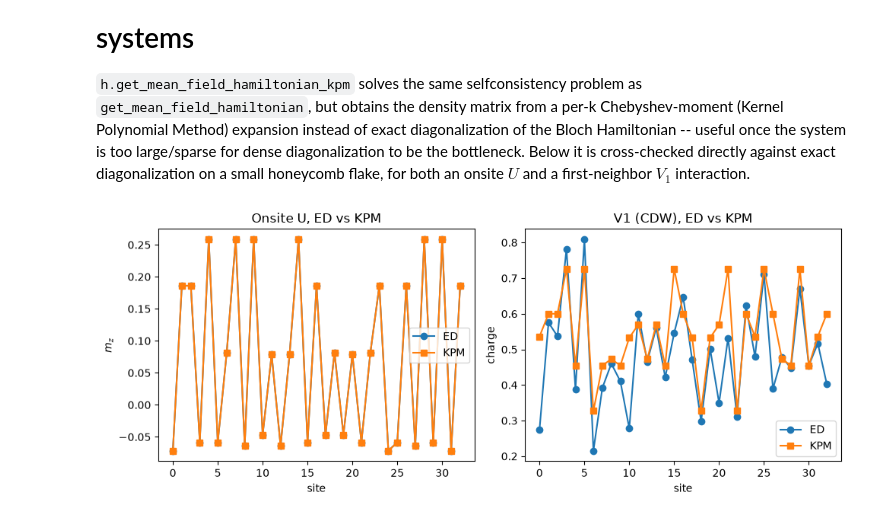
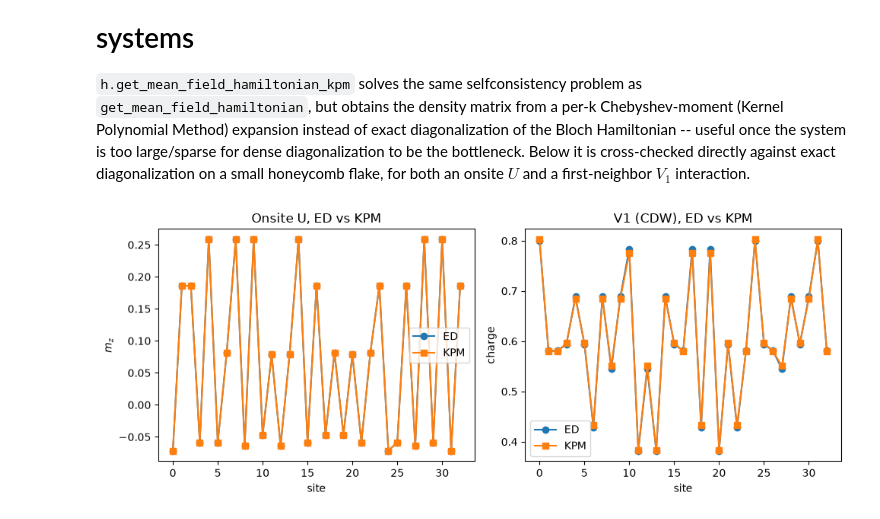
Before and after one commit to joselado/pyqula, a Jupyter notebook: jupyter-notebooks/functionalities/interacting_mean_field_hamiltonians/11_kpm_scf.ipynb, the cells around one changed output. Cells and saved outputs as stored; diff of their text form; code cells hidden in the pictures.

Commit message:
Fix 11_kpm_scf.ipynb's V1 filling choice landing on a degenerate level
The V1 (CDW) panel used filling=0.25 on a small, highly symmetric
triangular honeycomb flake (33 sites) whose single-particle spectrum has
an exact 6-fold degenerate level -- and the target electron count at
that filling (16.5) sits exactly inside that degenerate shell. ED's and
KPM's independent Fermi-level search algorithms then settle on opposite
sides of the tie (16 vs 18 electrons at self-consistency), making the
ED-vs-KPM comparison numerically ill-posed rather than exposing an
actual KPM bug -- confirmed by checking that the existing
tests/scf/test_densitydensity_kpm.py and test_vjinteraction_kpm.py
ED-vs-KPM agreement tests already pass unmodified, and that switching to
filling=0.3 (which falls in a real gap for this flake) makes ED and KPM
converge to identical electron counts (20.0) and closely matching
energies. Re-executed with the new filling.

Co-Authored-By: Claude Sonnet 5 <noreply@anthropic.com>
Claude-Session: https://claude.ai/code/session_01HUmxc3ZcTputAoew5vFXms

```diff
--- a/jupyter-notebooks/functionalities/interacting_mean_field_hamiltonians/11_kpm_scf.ipynb
+++ b/jupyter-notebooks/functionalities/interacting_mean_field_hamiltonians/11_kpm_scf.ipynb
@@ -13,34 +13,41 @@ import os ; import sys
 sys.path.append(os.getcwd()+"/../../../src")
 
 import numpy as np
 import matplotlib.pyplot as plt
 from pyqula import geometry
 from pyqula import islands
 
 def flake():
     return islands.get_geometry(name="honeycomb",n=2,nedges=3).get_hamiltonian()
 
 common = dict(maxerror=1e-4,mix=0.5,maxite=300,verbose=0)
 
 # onsite U, ferromagnetic guess
 hed_u,_ = flake().get_mean_field_hamiltonian(filling=0.5,U=1.5,mf="ferro",**common,return_total_energy=True)
 hkpm_u,_ = flake().get_mean_field_hamiltonian_kpm(filling=0.5,U=1.5,mf="ferro",npol=200,**common,return_total_energy=True)
 
-# first-neighbor V1, seeded with a sublattice-imbalance (CDW) guess
+# first-neighbor V1, seeded with a sublattice-imbalance (CDW) guess.
+# This small, highly symmetric triangular flake has an exactly 6-fold
+# degenerate single-particle level; filling=0.25 would land the target
+# electron count exactly inside that degeneracy, where ED's and KPM's
+# independent Fermi-level searches can settle on opposite sides of the
+# tie (a demo/finite-size pathology, not a KPM bug -- see
+# tests/scf/test_densitydensity_kpm.py for a generic ED-vs-KPM
+# agreement check). filling=0.3 falls in a real gap instead.
 h0 = flake() ; h0.add_sublattice_imbalance(0.2)
-hed_v,_ = flake().get_mean_field_hamiltonian(filling=0.25,V1=1.0,mf=h0,**common,return_total_energy=True)
-hkpm_v,_ = flake().get_mean_field_hamiltonian_kpm(filling=0.25,V1=1.0,mf=h0,npol=200,**common,return_total_energy=True)
+hed_v,_ = flake().get_mean_field_hamiltonian(filling=0.3,V1=1.0,mf=h0,**common,return_total_energy=True)
+hkpm_v,_ = flake().get_mean_field_hamiltonian_kpm(filling=0.3,V1=1.0,mf=h0,npol=200,**common,return_total_energy=True)
 
 fig,axs = plt.subplots(1,2,figsize=(10,4))
 axs[0].plot(hed_u.get_magnetization()[:,2],marker="o",label="ED")
 axs[0].plot(hkpm_u.get_magnetization()[:,2],marker="s",label="KPM")
 axs[0].set_xlabel("site") ; axs[0].set_ylabel("$m_z$") ; axs[0].legend()
 axs[0].set_title("Onsite U, ED vs KPM")
 axs[1].plot(hed_v.get_vev(),marker="o",label="ED")
 axs[1].plot(hkpm_v.get_vev(),marker="s",label="KPM")
 axs[1].set_xlabel("site") ; axs[1].set_ylabel("charge") ; axs[1].legend()
 axs[1].set_title("V1 (CDW), ED vs KPM")
 plt.tight_layout()
 plt.show()
 # %% [output]
-[figure, old version]
+[figure, new version]
```
